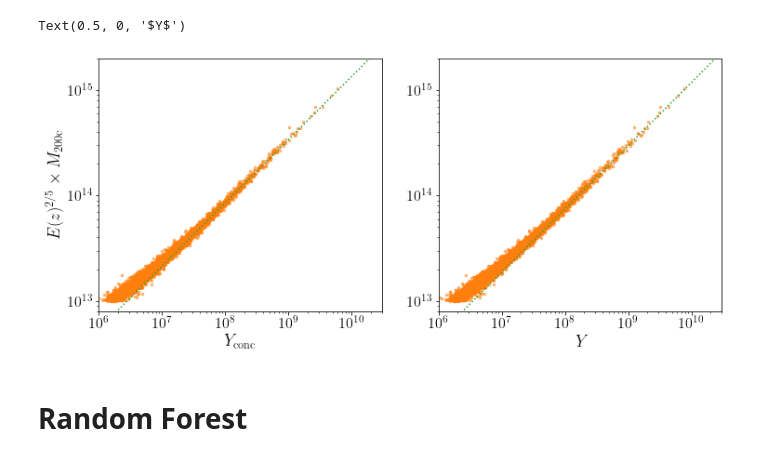
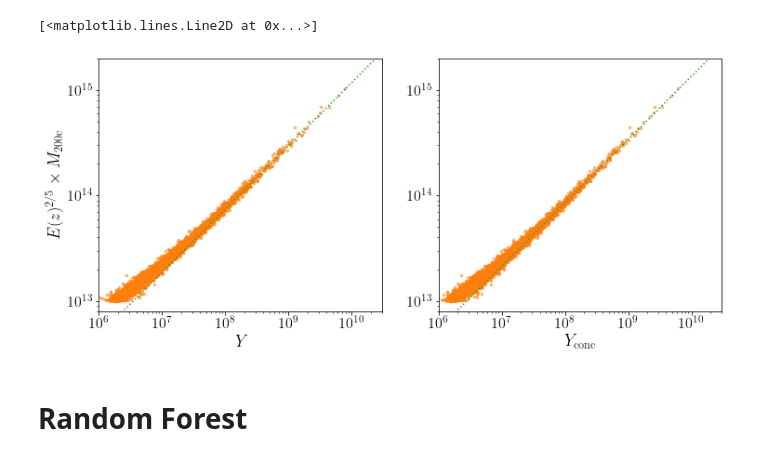
Before and after one commit to JayWadekar/ScalingRelations_ML, a Jupyter notebook: Y-M_relation_ML.ipynb, the cells around one changed output. Drawn from its saved outputs; the diff is of its cells as text; code cells hidden in the pictures.

```diff
--- a/Y-M_relation_ML.ipynb
+++ b/Y-M_relation_ML.ipynb
@@ -103,27 +105,28 @@ mGas = mGas_rad[:,101]*2*XH/(1+XH); # Gass mass
 MYratio= m200*1e10/(Y**(3./5.)*1.234852304e9) # normalized M/Y^{3/5}
-# %%
-plt.figure(figsize=(12,5))
-powlaw=np.logspace(-10,30,num=5);
-#plt.grid(b=True, which='major', color='#999999', linestyle='--',alpha=0.4)
-
-plt.subplot(121)
-ax = plt.gca(); ax.set_yscale('log'); ax.set_xscale('log');
-ax.scatter(Y*(1-0.4*cGas),m200*1e10,alpha=.5,s=6,color='C1')
-#ax.scatter(Y_r[:,101]-Y_r[:,50],m200*1e10,alpha=.5,s=6,color='C1')
-#ax.scatter(Y*(1+.7*mStar/mGas-0.4*cGas)**(5/3),m200*1e10,alpha=.5,s=6,color='C1')
-plt.ylim(8e12,2e15); plt.xlim(1e6,3e10)
-plt.ylabel(r'$E(z)^{2/5} \times M_\mathrm{200c}$',fontsize=18); plt.xlabel(r'$Y_\mathrm{conc}$',fontsize=18)
-ax.plot(powlaw,(powlaw**(3./5.))*1.35e9,ls='dotted',color='C2')
-
-plt.subplot(122)
-ax = plt.gca(); ax.set_yscale('log'); ax.set_xscale('log');
-ax.scatter(Y,m200*1e10,alpha=.5,s=6,color='C1')
-ax.plot(powlaw,(powlaw**(3./5.))*1.18e9,ls='dotted',color='C2')
-plt.ylim(8e12,2e15); plt.xlim(1e6,3e10)
-plt.xlabel(r'$Y$',fontsize=18)
-# %% [output]
-Text(0.5, 0, '$Y$')
-[figure, removed]
+# %%
+plt.figure(figsize=(12,5))
+powlaw=np.logspace(-10,30,num=5);
+#plt.grid(b=True, which='major', color='#999999', linestyle='--',alpha=0.4)
+
+plt.subplot(121)
+ax = plt.gca(); ax.set_yscale('log'); ax.set_xscale('log');
+ax.scatter(Y,m200*1e10,alpha=.5,s=6,color='C1')
+ax.plot(powlaw,(powlaw**(3./5.))*1.18e9,ls='dotted',color='C2')
+plt.ylabel(r'$E(z)^{2/5} \times M_\mathrm{200c}$',fontsize=18);
+plt.ylim(8e12,2e15); plt.xlim(1e6,3e10)
+plt.xlabel(r'$Y$',fontsize=18)
+
+plt.subplot(122)
+ax = plt.gca(); ax.set_yscale('log'); ax.set_xscale('log');
+ax.scatter(Y*(1-0.4*cGas),m200*1e10,alpha=.5,s=6,color='C1')
+#ax.scatter(Y_r[:,101]-Y_r[:,50],m200*1e10,alpha=.5,s=6,color='C1')
+#ax.scatter(Y*(1+.7*mStar/mGas-0.4*cGas)**(5/3),m200*1e10,alpha=.5,s=6,color='C1')
+plt.ylim(8e12,2e15); plt.xlim(1e6,3e10);
+plt.xlabel(r'$Y_\mathrm{conc}$',fontsize=18)
+ax.plot(powlaw,(powlaw**(3./5.))*1.35e9,ls='dotted',color='C2')
+# %% [output]
+[<matplotlib.lines.Line2D at 0x...>]
+[figure, added]
 # %% [markdown]
 # Random Forest
 # %%
```
Also changed, not shown: parts of 16 cells of this notebook.
